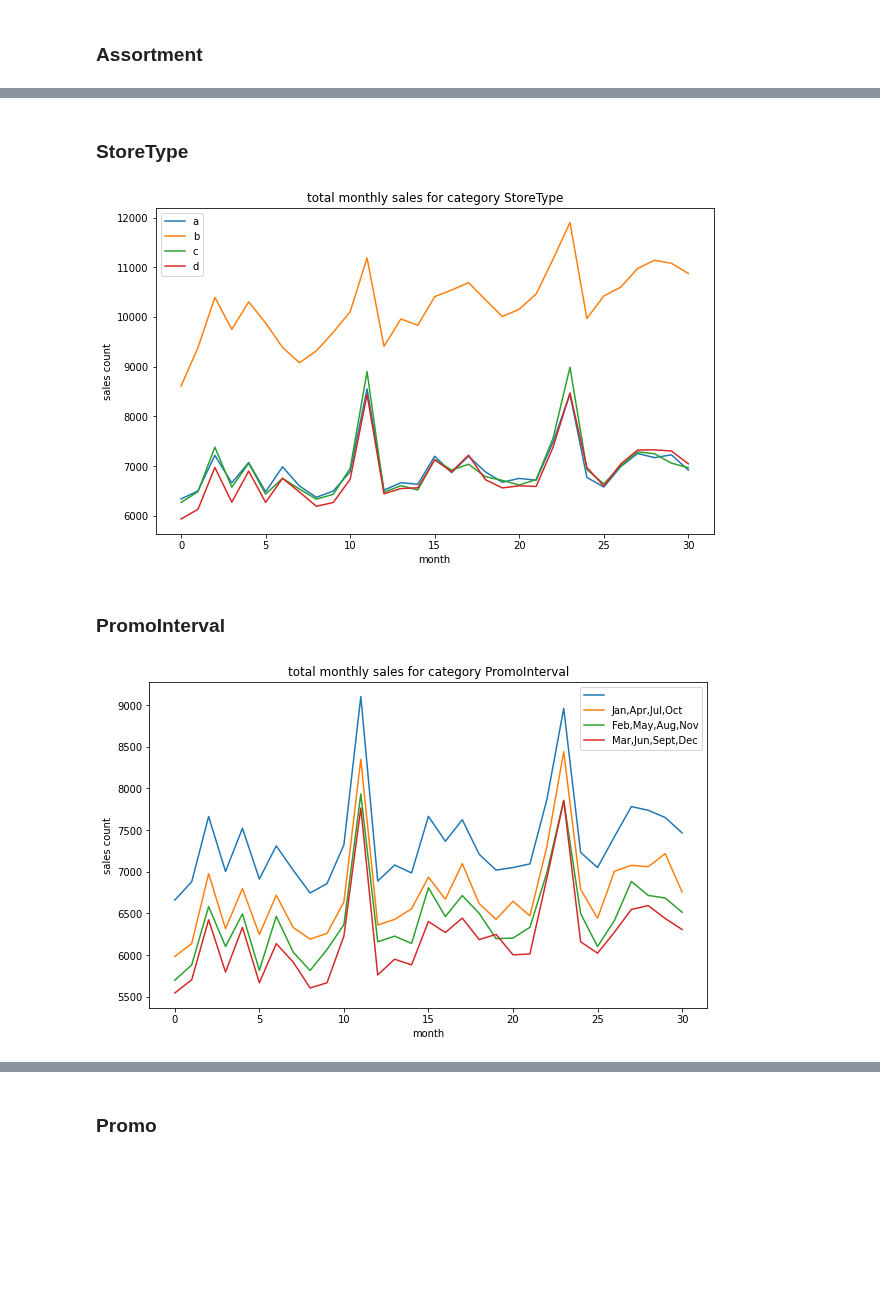
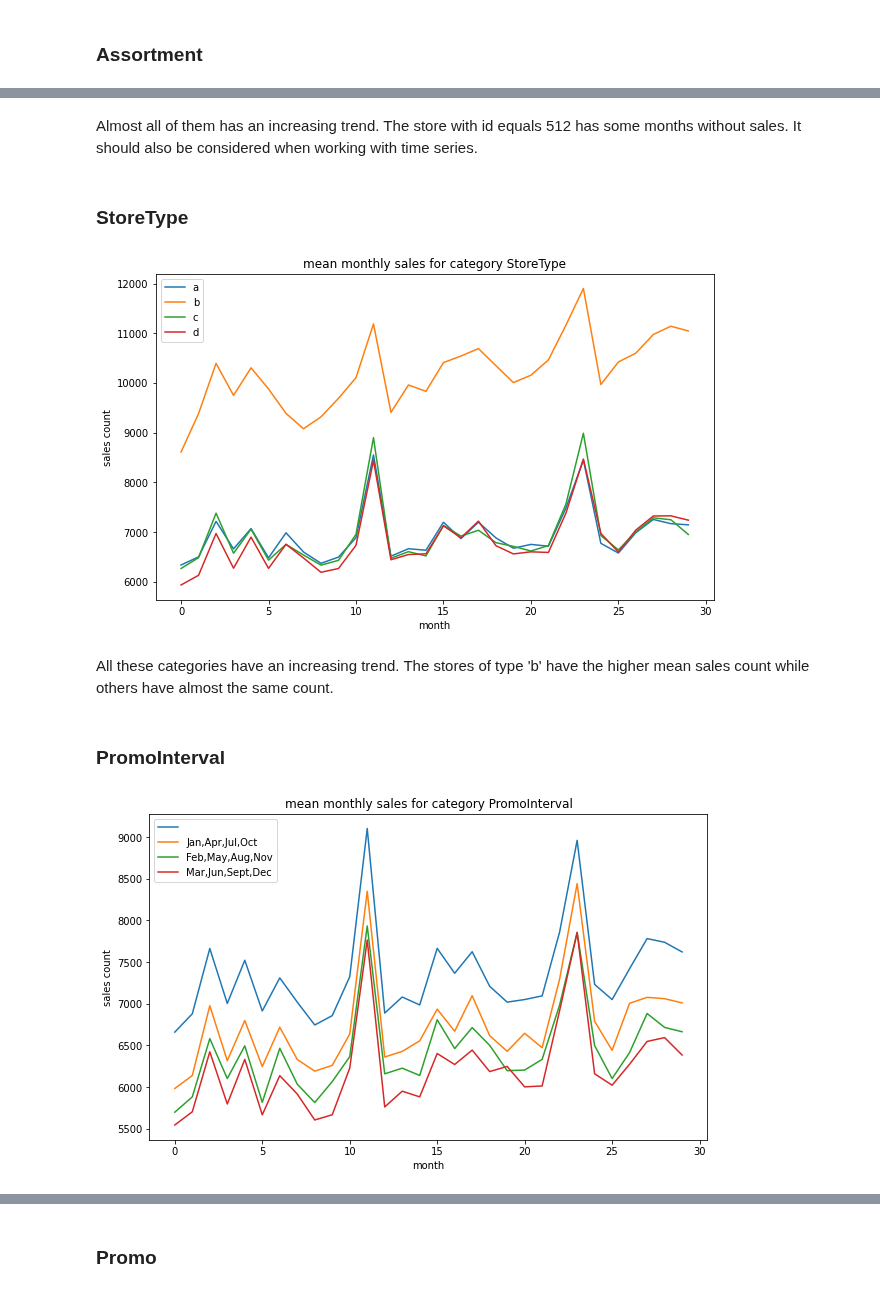
Before and after one commit to vkhmara/EPAM-Internship, a Jupyter notebook: Rossmann Store Sales/EDA 2.ipynb, the cells around one changed output, grey strips where cells are left out. Saved outputs shown, nothing was run; the diff lists cells and outputs as text; code cells hidden in the pictures; blank space fills up the shorter version.

```diff
--- a/Rossmann Store Sales/EDA 2.ipynb
+++ b/Rossmann Store Sales/EDA 2.ipynb
@@ -12,3 +13,5 @@ from my_modules.plot_and_stat_funcs import *
 warnings.filterwarnings("ignore")
 # %%
 store = pd.read_csv('data/store_transformed.csv')
+X_train = pd.read_csv('data/X_train.csv')
+y_train = pd.read_csv('data/y_train.csv').target
@@ -46,2 +18,5 @@ memory usage: 154.6 MB
+# %%
+train_sales = X_train.copy()
+train_sales['target'] = y_train
 # %% [markdown]
 # Analysis of the new features
@@ -108,12 +126,16 @@ my_plot_time_series_of_encoded_cat(train_encoded, 'Assortment', time_range='mont
+# %% [markdown]
+Almost all of them has an increasing trend. The store with id equals 512 has some months without sales. It should also be considered when working with time series.
 # %% [markdown]
 ### StoreType
 # %%
-my_plot_time_series_of_encoded_cat(train_encoded, 'StoreType', time_range='month', agg_func='mean')
+my_plot_time_series_of_encoded_cat(train_sales, 'StoreType', time_range='month', agg_func='mean')
 # %% [output]
-[figure, old version]
+[figure, new version]
+# %% [markdown]
+All these categories have an increasing trend. The stores of type 'b' have the higher mean sales count while others have almost the same count.
 # %% [markdown]
 ### PromoInterval
 # %%
-my_plot_time_series_of_encoded_cat(train_encoded, 'PromoInterval', time_range='month', agg_func='mean')
+my_plot_time_series_of_encoded_cat(train_sales, 'PromoInterval', time_range='month', agg_func='mean')
 # %% [output]
-[figure, old version]
+[figure, new version]
```
Also changed, not shown: parts of 64 cells of this notebook, 2 other files.
